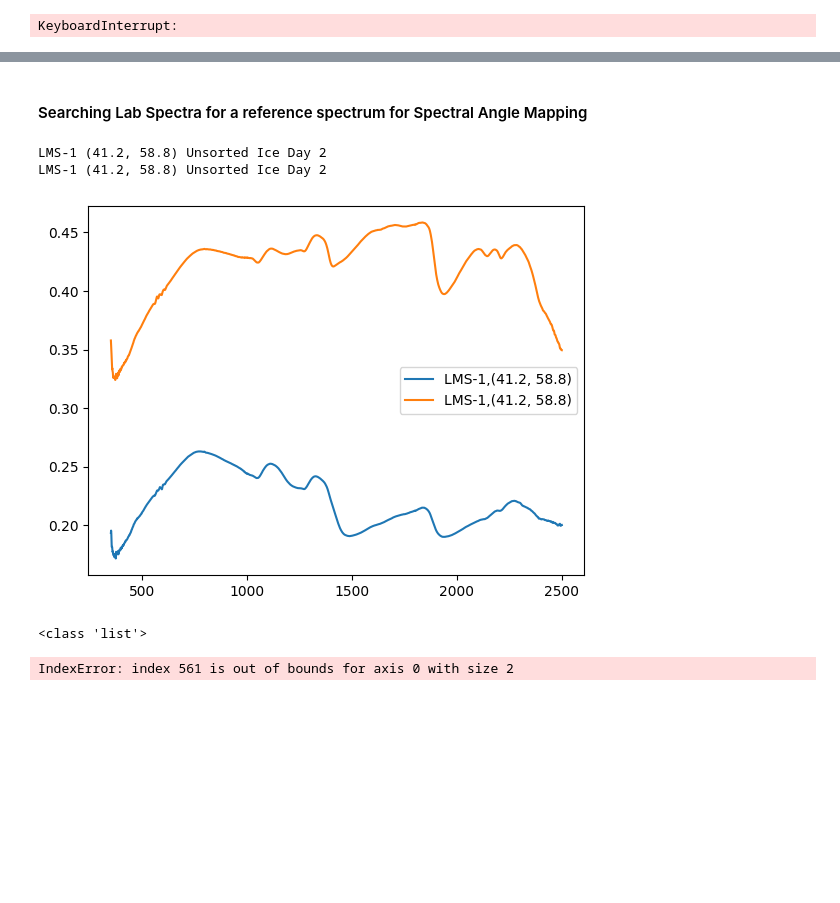
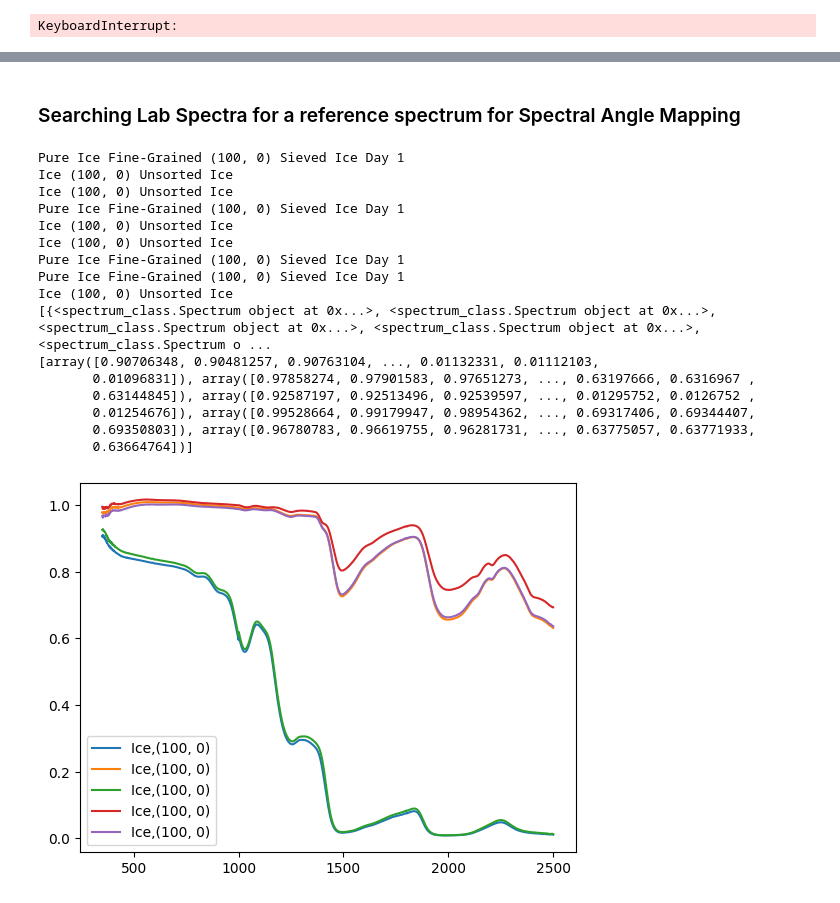
Before and after one commit to z-vig/M3_Pro, a Jupyter notebook: run_ice_pipeline.ipynb, the cells around one changed output, grey strips where cells are left out. Saved outputs shown, nothing was run; the diff lists cells and outputs as text; code cells hidden in the pictures; blank space fills up the shorter version.

Commit message:
Added spectral angle mapping with general spectrum

```diff
--- a/run_ice_pipeline.ipynb
+++ b/run_ice_pipeline.ipynb
@@ -257,29 +303,37 @@ plt.plot(analyzed_wavelengths/1000,np.mean(spec_array_raw,axis=0),label='Raw')
 # %% [markdown]
-#### Searching Lab Spectra for a reference spectrum for Spectral Angle Mapping
+### Searching Lab Spectra for a reference spectrum for Spectral Angle Mapping
 # %%
 import lab_spectra
 reload(lab_spectra)
 from lab_spectra import get_spectrum
 
 spectral_data_folder = 'C:/Users/zvig/OneDrive - University of Iowa/Desktop/Python Code/spectral_analysis/Spectral_Data'
 data_acquisition_file = 'C:/Users/zvig/OneDrive - University of Iowa/Desktop/Python Code/spectral_analysis/Spectral Data Acquisition.xlsx'
 
 search_criteria = {
-    'Description':'LMS-1',
-    'Ice Percentage':41.2,
-    'Test Day':'Unsorted Ice Day 2',
+    'Description':'Ice',
+    'Ice Percentage':100,
+    'Test Day':'Ignore',
     'Notes':'Ignore'
 }
 
 spectrum_list,wvl_list = get_spectrum(spectral_data_folder,data_acquisition_file,**search_criteria)
+print (spectrum_list)
 # %% [output]
-LMS-1 (41.2, 58.8) Unsorted Ice Day 2
-LMS-1 (41.2, 58.8) Unsorted Ice Day 2
+Pure Ice Fine-Grained (100, 0) Sieved Ice Day 1
+Ice (100, 0) Unsorted Ice
+Ice (100, 0) Unsorted Ice
+Pure Ice Fine-Grained (100, 0) Sieved Ice Day 1
+Ice (100, 0) Unsorted Ice
+Ice (100, 0) Unsorted Ice
+Pure Ice Fine-Grained (100, 0) Sieved Ice Day 1
+Pure Ice Fine-Grained (100, 0) Sieved Ice Day 1
+Ice (100, 0) Unsorted Ice
+[{<spectrum_class.Spectrum object at 0x...>, <spectrum_class.Spectrum object at 0x...>, <spectrum_class.Spectrum object at 0x...>, <spectrum_class.Spectrum object at 0x...>, <spectrum_class.Spectrum o ...
+[array([0.90706348, 0.90481257, 0.90763104, ..., 0.01132331, 0.01112103,
+       0.01096831]), array([0.97858274, 0.97901583, 0.97651273, ..., 0.63197666, 0.6316967 ,
+       0.63144845]), array([0.92587197, 0.92513496, 0.92539597, ..., 0.01295752, 0.0126752 ,
+       0.01254676]), array([0.99528664, 0.99179947, 0.98954362, ..., 0.69317406, 0.69344407,
+       0.69350803]), array([0.96780783, 0.96619755, 0.96281731, ..., 0.63775057, 0.63771933,
+       0.63664764])]
-[figure, old version]
+[figure, new version]
-# %%
-good_ind = np.where((wvl_list[0]>analyzed_wavelengths.min())&(wvl_list[0]<analyzed_wavelengths.max()))[0]
-print (type(wvl_list))
-print (np.array(wvl_list)[good_ind])
-# %% [output]
-<class 'list'>
-IndexError: index 561 is out of bounds for axis 0 with size 2
```
Also changed, not shown: parts of 15 cells of this notebook, 7 other files.
